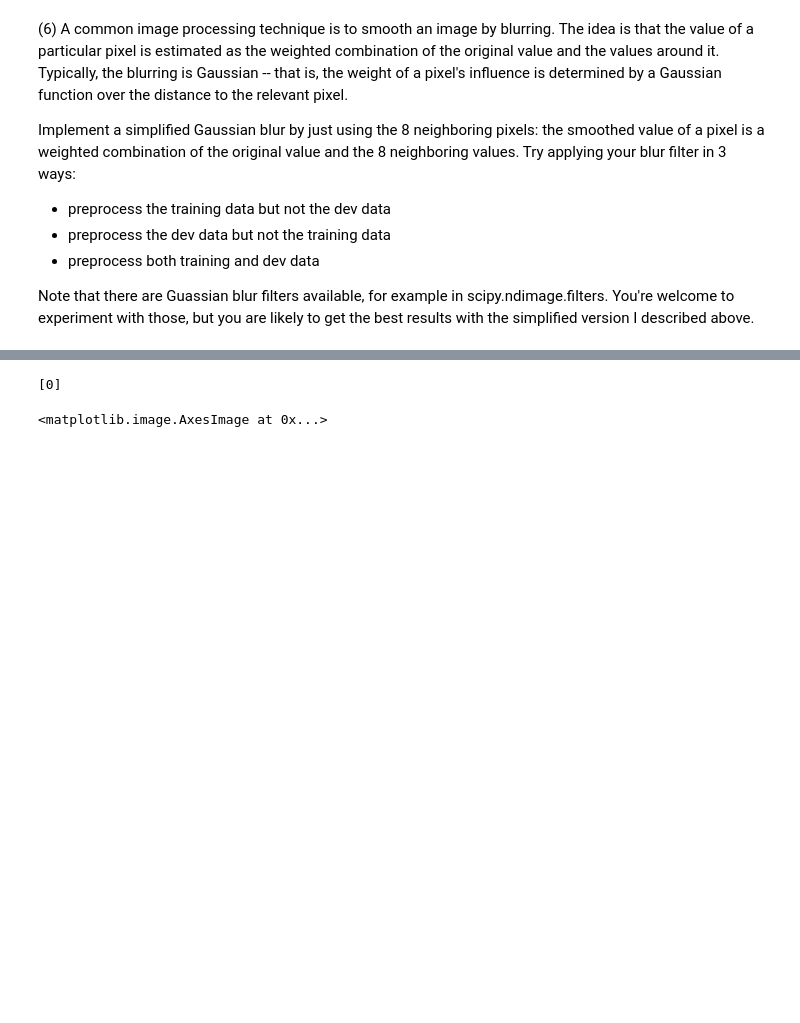
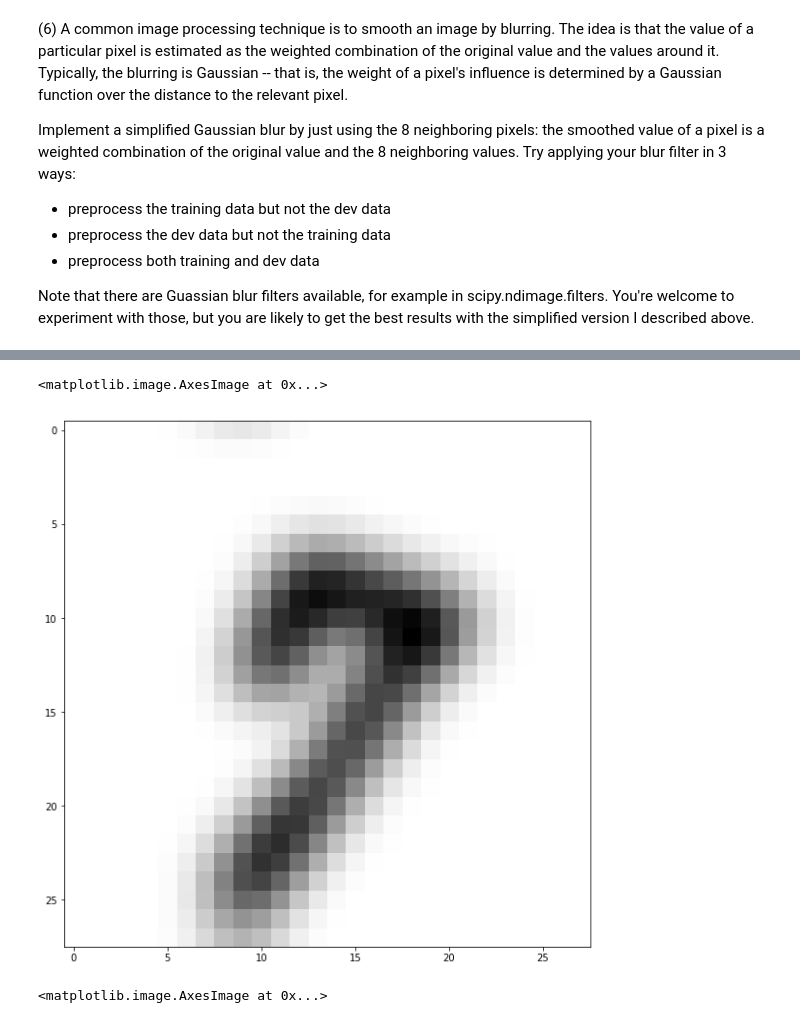
Before and after one commit to jphilippou27/MachineLearning, a Jupyter notebook: Jennifer_Philippou_p1.ipynb, the cells around one changed output, grey strips where cells are left out. Cells and saved outputs as stored; diff of their text form; code cells hidden in the pictures; blank space fills up the shorter version.

Commit message:
Q6 working blur ugly looking code

```diff
--- a/Jennifer_Philippou_p1.ipynb
+++ b/Jennifer_Philippou_p1.ipynb
@@ -497,0 +509,4 @@ blur_mini_train[1]
+# %%
+image_pre_blur = np.reshape(dev_data[2,], (28, 28))
+#image_pre_blur
+blur_digit(image_pre_blur)
@@ -497,0 +531,6 @@ blur_mini_train[1]
+# %%
+blur_dev_data = []
+for digit_pic_cnt in range(7):
+    image_pre_blur = np.reshape(dev_data[digit_pic_cnt,], (28, 28))
+    post_blur = blur_digit(image_pre_blur)
+    blur_dev_data.append(post_blur)
@@ -515,10 +579,14 @@ post_blur
  0.0,
  0.0,
  0.0]
-# %%
-[digit_pic_cnt]
-# %% [output]
-[0]
+# %%
+fig, axes = plt.subplots(1,1,figsize=(10,10))
+image_i_data = np.reshape(blur_dev_data[1], (28, 28))
+#Show the image of the one number and converts the image to black and white
+plt.imshow(image_i_data,cmap='gray_r')
+# %% [output]
+<matplotlib.image.AxesImage at 0x...>
+[figure, added]
 # %%
 #builds model
         model = KNeighborsClassifier(n_neighbors=k)
```
Also changed, not shown: parts of 7 cells of this notebook.
